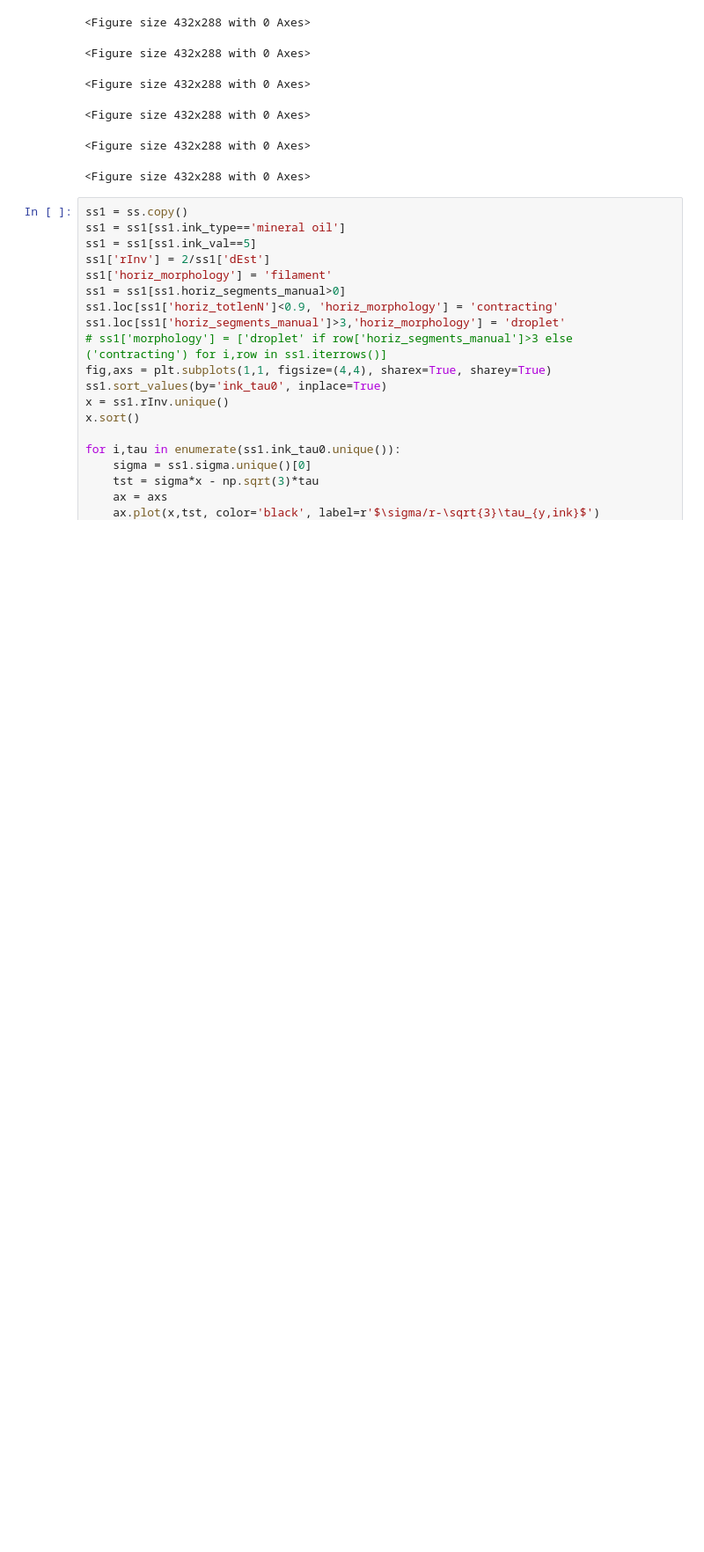
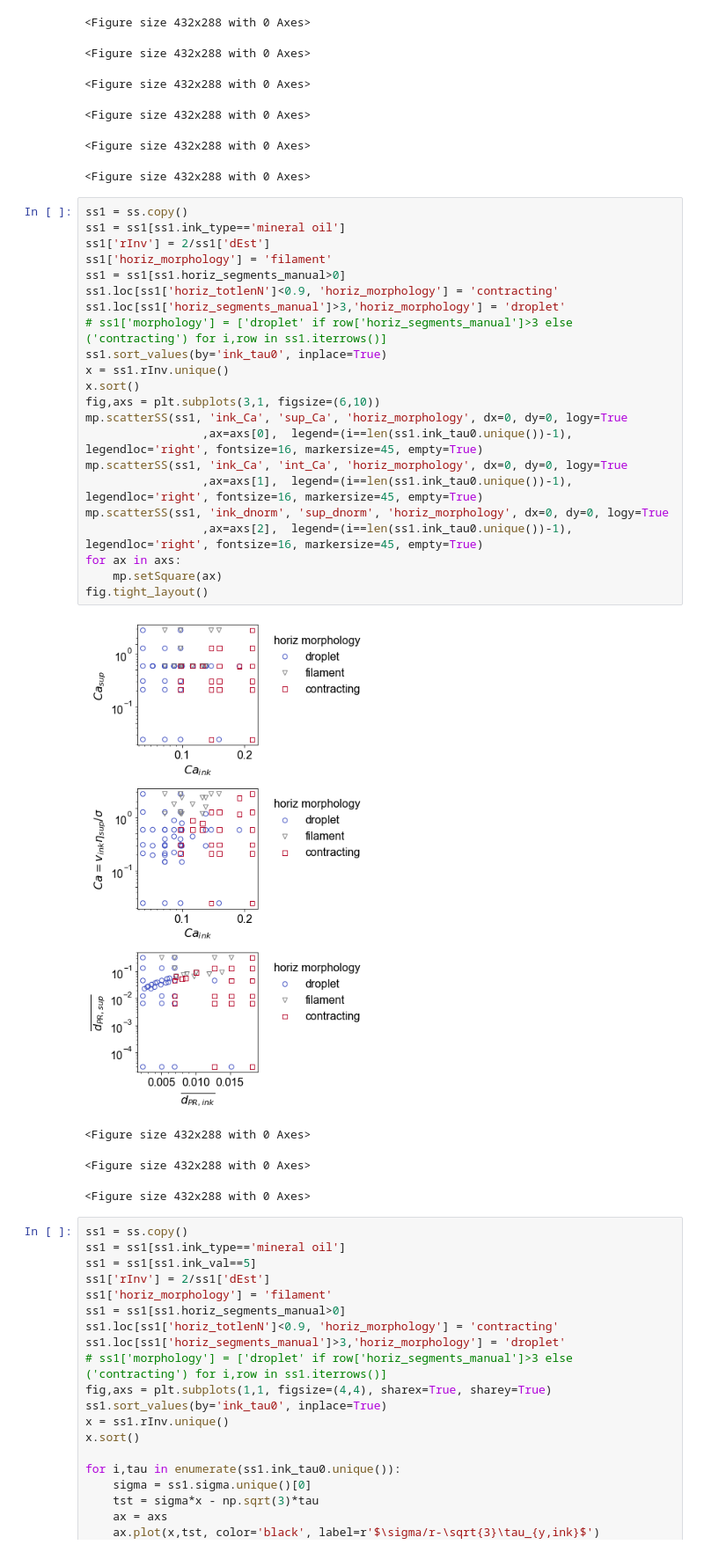
Before and after one commit to usnistgov/embedded3DPvids, a Jupyter notebook: ipynb/singleLines/vidSummaries_horiz.ipynb, the cells around one changed output. Shown at 88% size. Cells and saved outputs as stored; diff of their text form; blank space fills up the shorter version.

```diff
--- a/ipynb/singleLines/vidSummaries_horiz.ipynb
+++ b/ipynb/singleLines/vidSummaries_horiz.ipynb
@@ -449,6 +449,33 @@ fig.savefig(os.path.join(cfg.path.fig, 'paper figures', 'supfigures', 'morpholog
 <Figure size 432x288 with 0 Axes>
 <Figure size 432x288 with 0 Axes>
 <Figure size 432x288 with 0 Axes>
+# %%
+ss1 = ss.copy()
+ss1 = ss1[ss1.ink_type=='mineral oil']
+ss1['rInv'] = 2/ss1['dEst']
+ss1['horiz_morphology'] = 'filament'
+ss1 = ss1[ss1.horiz_segments_manual>0]
+ss1.loc[ss1['horiz_totlenN']<0.9, 'horiz_morphology'] = 'contracting'
+ss1.loc[ss1['horiz_segments_manual']>3,'horiz_morphology'] = 'droplet'
+# ss1['morphology'] = ['droplet' if row['horiz_segments_manual']>3 else ('contracting') for i,row in ss1.iterrows()]
+ss1.sort_values(by='ink_tau0', inplace=True)
+x = ss1.rInv.unique()
+x.sort()
+fig,axs = plt.subplots(3,1, figsize=(6,10))
+mp.scatterSS(ss1, 'ink_Ca', 'sup_Ca', 'horiz_morphology', dx=0, dy=0, logy=True
+                 ,ax=axs[0],  legend=(i==len(ss1.ink_tau0.unique())-1), legendloc='right', fontsize=16, markersize=45, empty=True)
+mp.scatterSS(ss1, 'ink_Ca', 'int_Ca', 'horiz_morphology', dx=0, dy=0, logy=True
+                 ,ax=axs[1],  legend=(i==len(ss1.ink_tau0.unique())-1), legendloc='right', fontsize=16, markersize=45, empty=True)
+mp.scatterSS(ss1, 'ink_dnorm', 'sup_dnorm', 'horiz_morphology', dx=0, dy=0, logy=True
+                 ,ax=axs[2],  legend=(i==len(ss1.ink_tau0.unique())-1), legendloc='right', fontsize=16, markersize=45, empty=True)
+for ax in axs:
+    mp.setSquare(ax)
+fig.tight_layout()
+# %% [output]
+[figure, added]
+<Figure size 432x288 with 0 Axes>
+<Figure size 432x288 with 0 Axes>
+<Figure size 432x288 with 0 Axes>
 # %%
 ss1 = ss.copy()
 ss1 = ss1[ss1.ink_type=='mineral oil']
```
Also changed, not shown: 30 other files.
